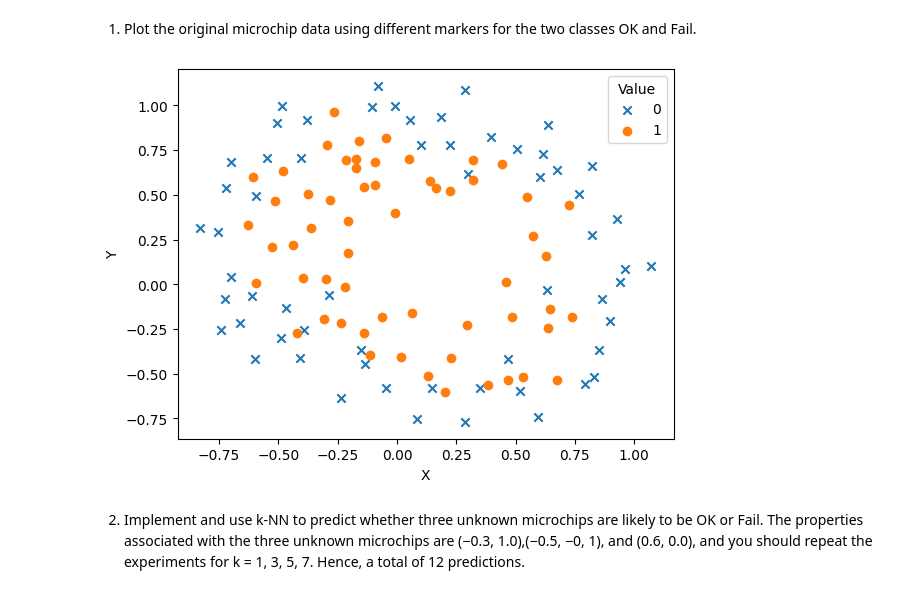
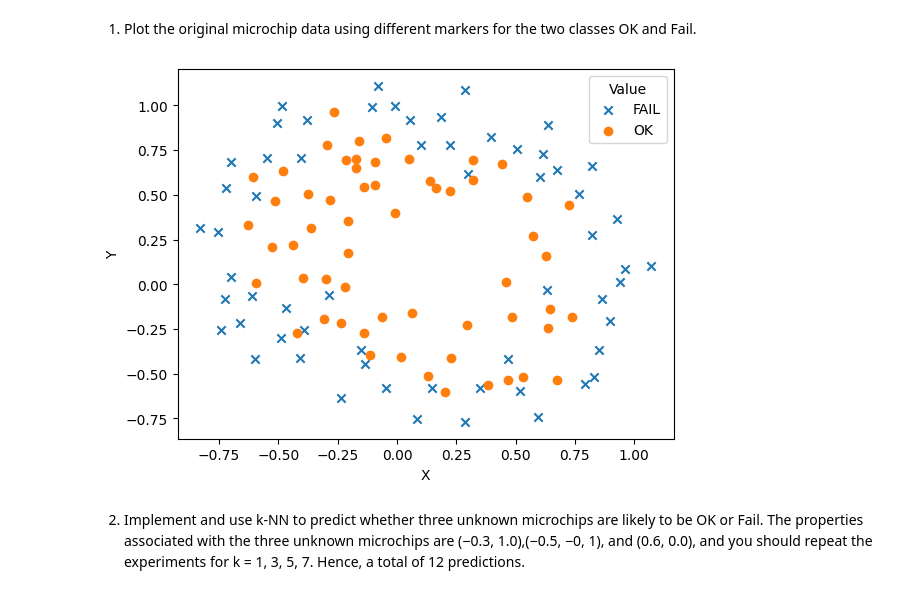
Before and after one commit to djolodjolo23/machine_learning_a1, a Jupyter notebook: Task1.ipynb, the cells around one changed output. Saved outputs shown, nothing was run; the diff lists cells and outputs as text; code cells hidden in the pictures.

```diff
--- a/Task1.ipynb
+++ b/Task1.ipynb
@@ -23,13 +23,13 @@ TEST_data = np.array([[-0.3, 1.0],
 # %%
 for value in set(train_labels):
     mask = value == train_labels
-    plt.scatter(xdata[mask], ydata[mask], marker=markers[value], label=value)
+    plt.scatter(xdata[mask], ydata[mask], marker=markers[value], label="OK" if value == 1 else "FAIL")
 plt.xlabel('X')
 plt.ylabel('Y')
 plt.legend(title='Value')
 plt.show()
 # %% [output]
-[figure, old version]
+[figure, new version]
 # %% [markdown]
 2. Implement and use k-NN to predict whether three unknown microchips are likely to be OK
 or Fail. The properties associated with the three unknown microchips are (−0.3, 1.0),(−0.5, −0, 1),
```
Also changed, not shown: parts of 1 cell of this notebook, 6 other files.
